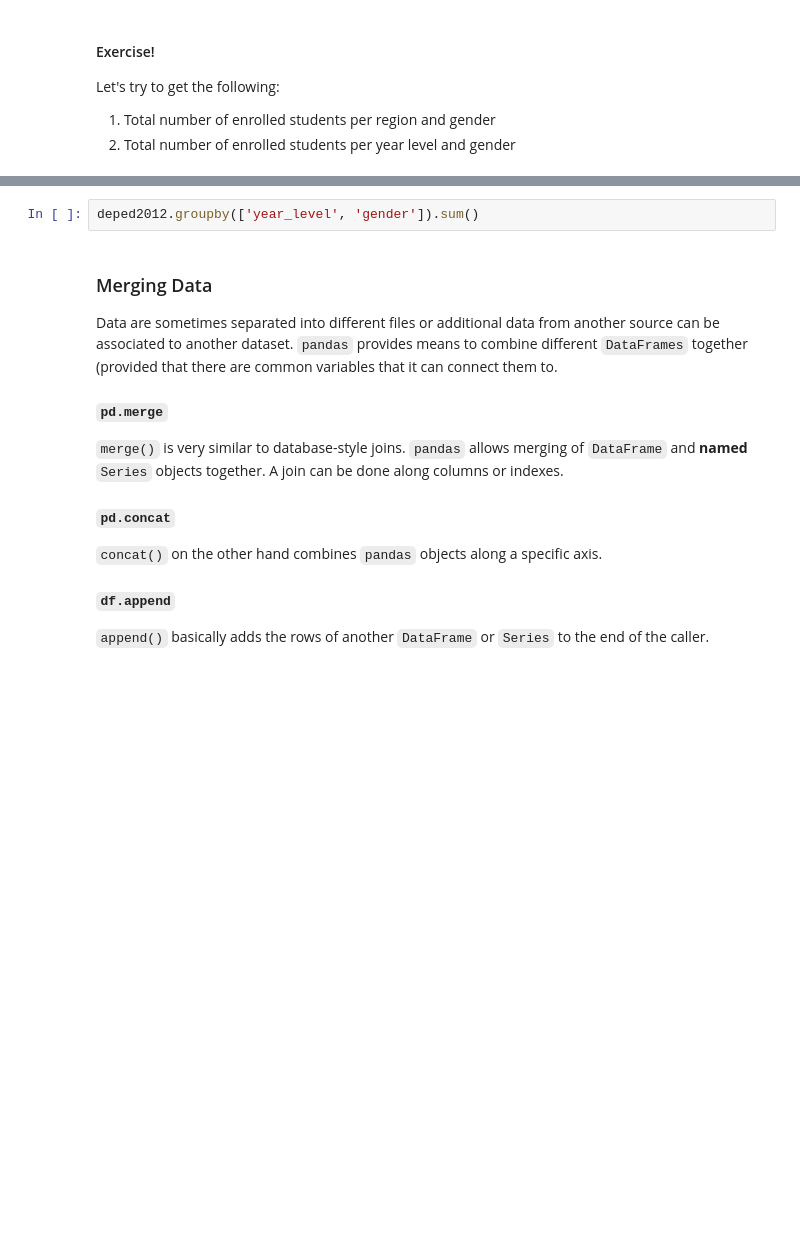
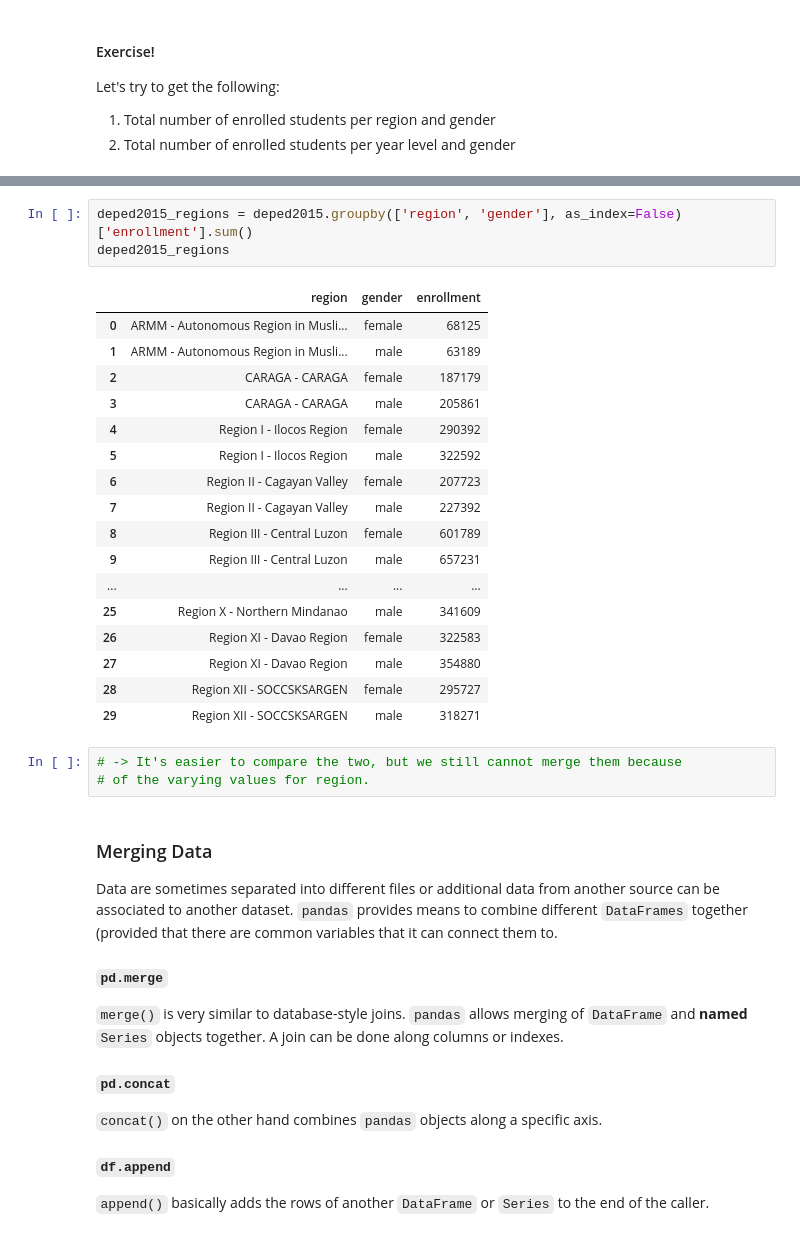
Before and after one commit to francheska-vicente/datapre-notebooks, a Jupyter notebook: 03 - Pandas and Data Wrangling.ipynb, the cells around one changed output, grey strips where cells are left out. Saved outputs shown, nothing was run; the diff lists cells and outputs as text; blank space fills up the shorter version.

```diff
--- a/03 - Pandas and Data Wrangling.ipynb
+++ b/03 - Pandas and Data Wrangling.ipynb
@@ -443,5 +512,27 @@ deped2012.groupby(['region', 'gender'], as_index=False).sum()
-# %%
-deped2012.groupby(['year_level', 'gender']).sum()
+# %%
+deped2015_regions = deped2015.groupby(['region', 'gender'], as_index=False)['enrollment'].sum()
+deped2015_regions
+# %% [output]
+|  | region | gender | enrollment |
+| 0 | ARMM - Autonomous Region in Musli... | female | 68125 |
+| 1 | ARMM - Autonomous Region in Musli... | male | 63189 |
+| 2 | CARAGA - CARAGA | female | 187179 |
+| 3 | CARAGA - CARAGA | male | 205861 |
+| 4 | Region I - Ilocos Region | female | 290392 |
+| 5 | Region I - Ilocos Region | male | 322592 |
+| 6 | Region II - Cagayan Valley | female | 207723 |
+| 7 | Region II - Cagayan Valley | male | 227392 |
+| 8 | Region III - Central Luzon | female | 601789 |
+| 9 | Region III - Central Luzon | male | 657231 |
+| ... | ... | ... | ... |
+| 25 | Region X - Northern Mindanao | male | 341609 |
+| 26 | Region XI - Davao Region | female | 322583 |
+| 27 | Region XI - Davao Region | male | 354880 |
+| 28 | Region XII - SOCCSKSARGEN | female | 295727 |
+| 29 | Region XII - SOCCSKSARGEN | male | 318271 |
+# %%
+# -> It's easier to compare the two, but we still cannot merge them because
+# of the varying values for region.
 # %% [markdown]
 ### Merging Data
 
```
Also changed, not shown: parts of 15 cells of this notebook.
